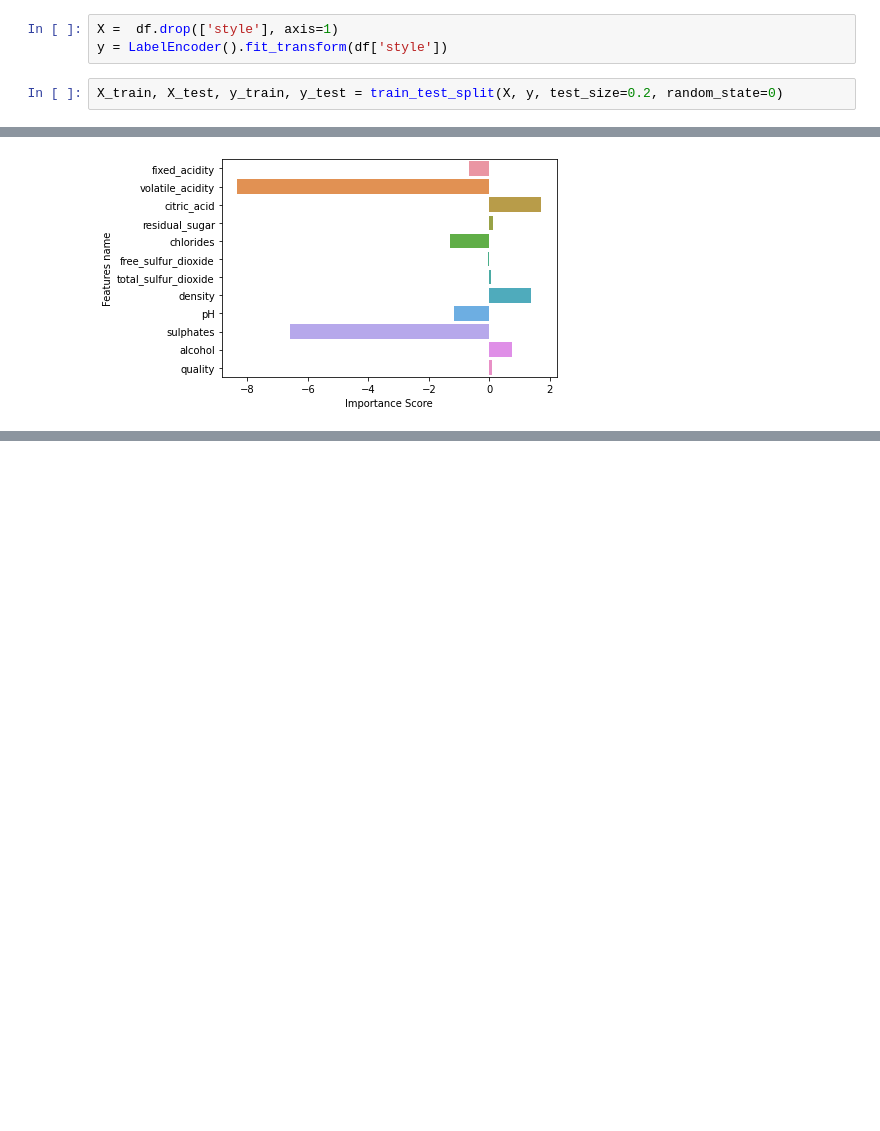
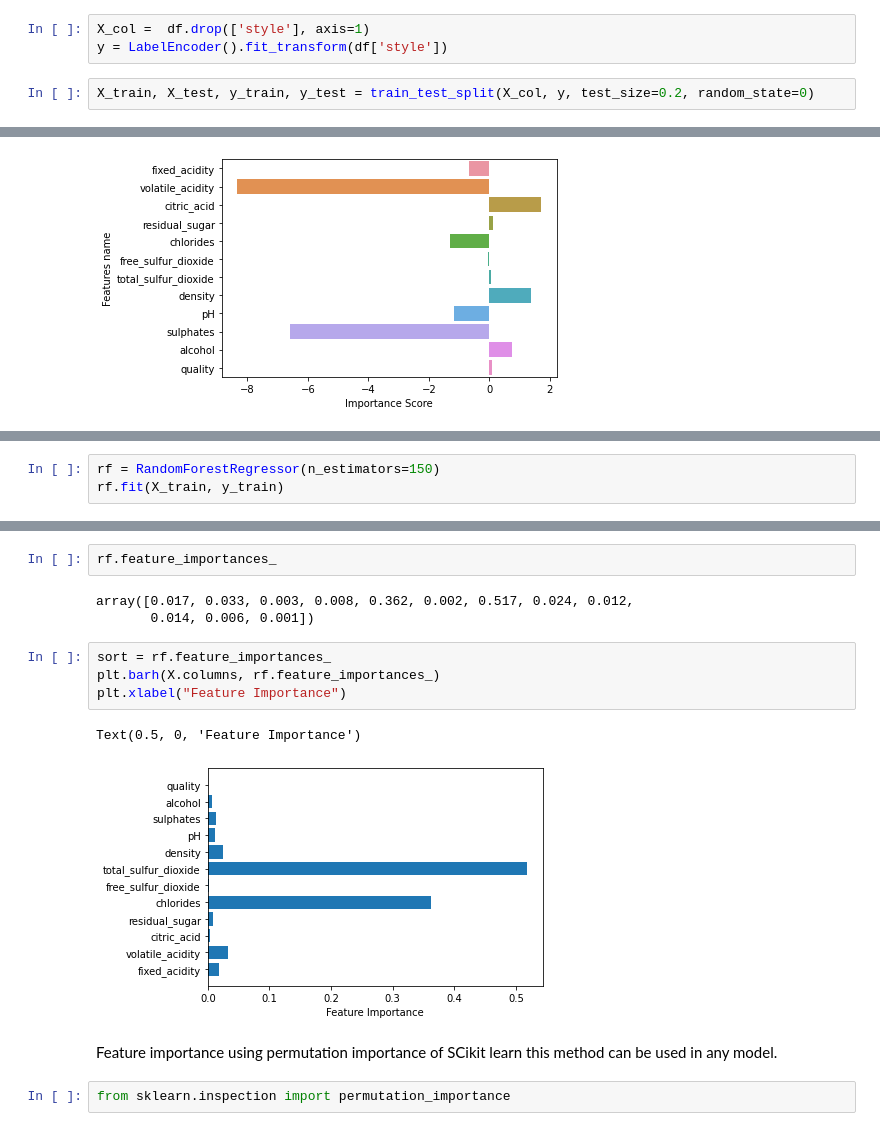
Before and after one commit to Noob919/COVID_19-XRAY-Classification, a Jupyter notebook: filter_methods.ipynb, the cells around one changed output, grey strips where cells are left out. Drawn from its saved outputs; the diff is of its cells as text; blank space fills up the shorter version.

```diff
--- a/filter_methods.ipynb
+++ b/filter_methods.ipynb
@@ -15,10 +16,10 @@ import seaborn as sns
 # %%
 df =  pd.read_csv("/content/wine_dataset.csv")
 # %%
-X =  df.drop(['style'], axis=1)
+X_col =  df.drop(['style'], axis=1)
 y = LabelEncoder().fit_transform(df['style'])
 # %%
-X_train, X_test, y_train, y_test = train_test_split(X, y, test_size=0.2, random_state=0)
+X_train, X_test, y_train, y_test = train_test_split(X_col, y, test_size=0.2, random_state=0)
 # %% [markdown]
 CHI Square Method
 # %%
@@ -110,0 +116,3 @@ Text(0, 0.5, 'Features name')
+# %%
+rf = RandomForestRegressor(n_estimators=150)
+rf.fit(X_train, y_train)
@@ -110,0 +130,16 @@ Text(0, 0.5, 'Features name')
+# %%
+rf.feature_importances_
+# %% [output]
+array([0.017, 0.033, 0.003, 0.008, 0.362, 0.002, 0.517, 0.024, 0.012,
+       0.014, 0.006, 0.001])
+# %%
+sort = rf.feature_importances_
+plt.barh(X.columns, rf.feature_importances_)
+plt.xlabel("Feature Importance")
+# %% [output]
+Text(0.5, 0, 'Feature Importance')
+[figure, added]
+# %% [markdown]
+Feature importance using permutation importance of SCikit learn this method can be used in any model.
+# %%
+from sklearn.inspection import permutation_importance
```
Also changed, not shown: parts of 31 cells of this notebook.
